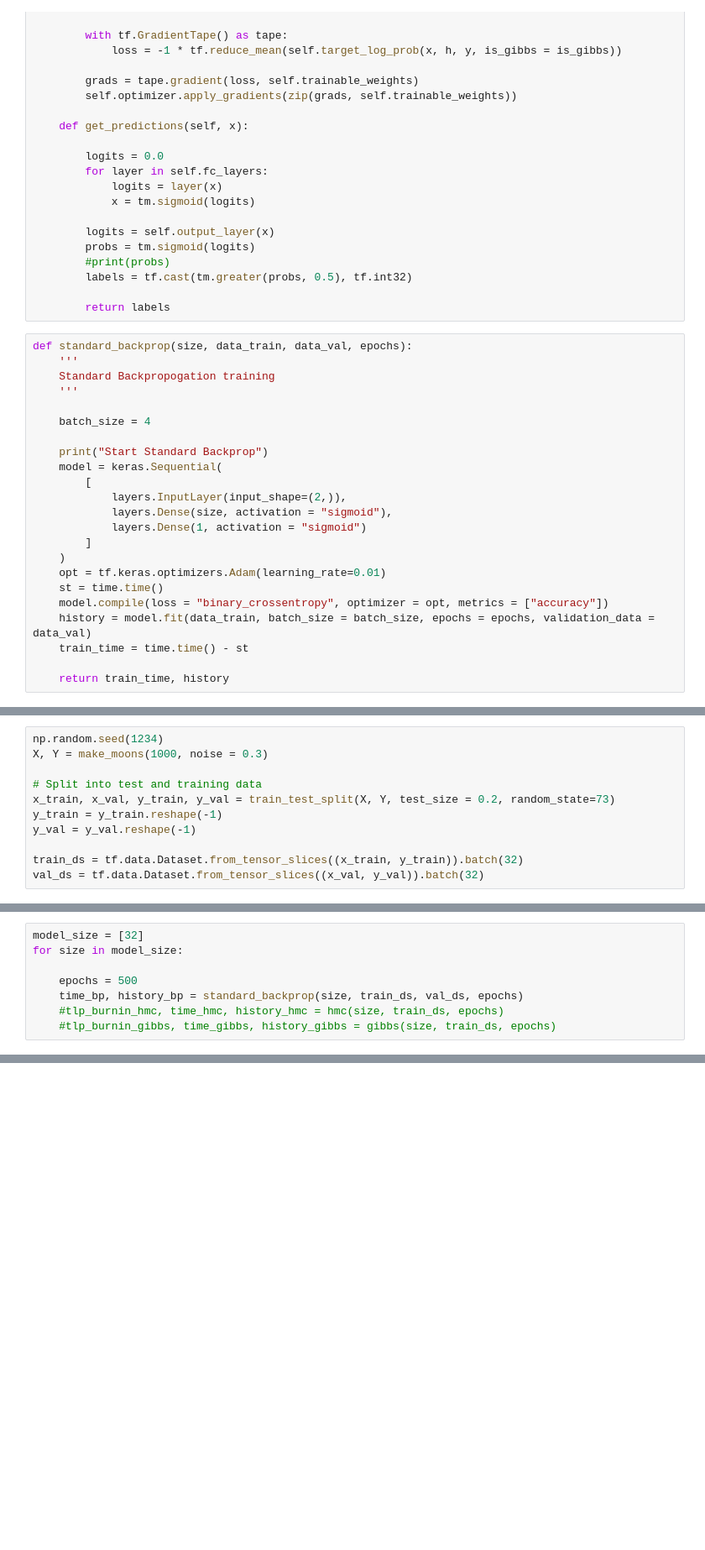
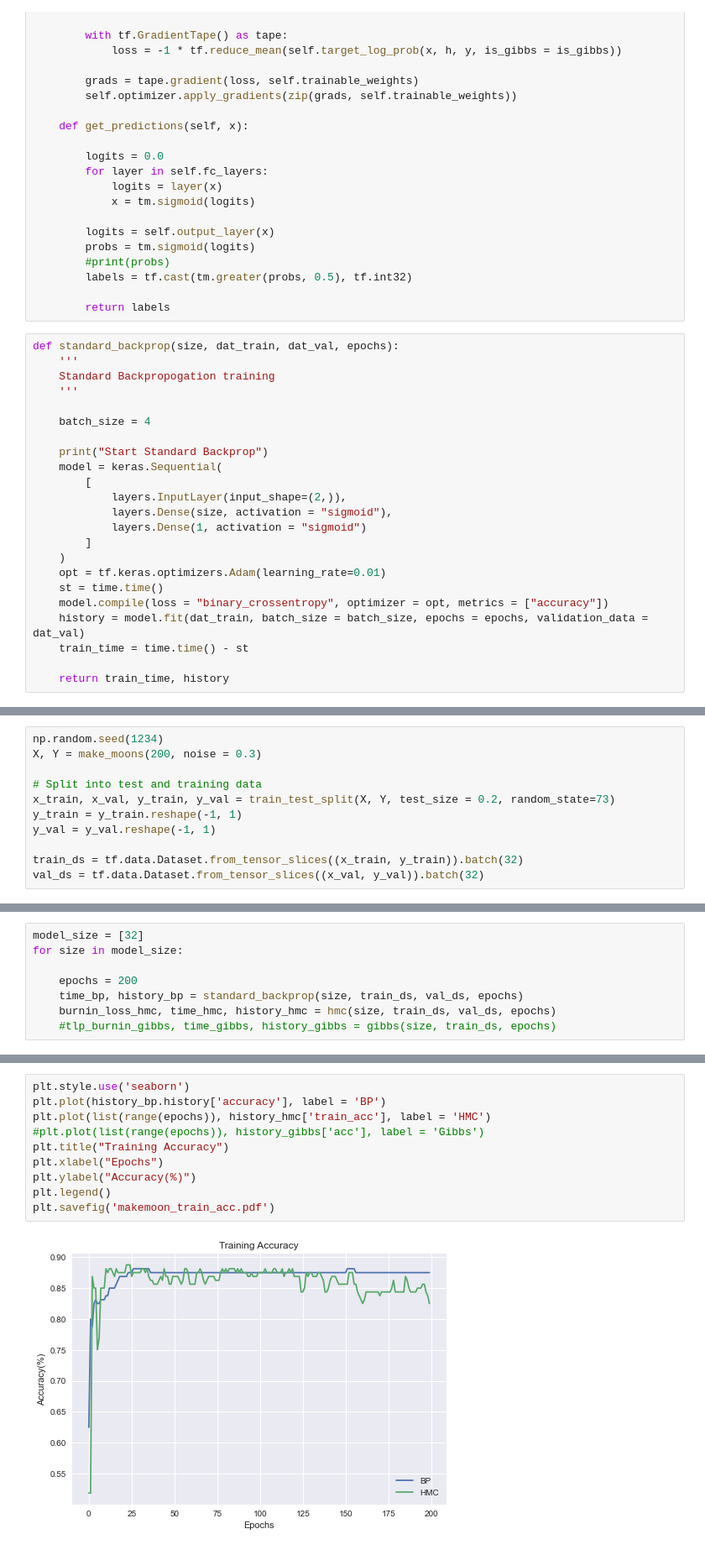
Before and after one commit to dnn-mcmc/dnn-mcmc, a Jupyter notebook: experiments/makemoon.ipynb, the cells around one changed output, grey strips where cells are left out. Shown: that part at 84% size. Drawn from its saved outputs; the diff is of its cells as text; blank space fills up the shorter version.

Commit message:
add makemoon

```diff
--- a/experiments/makemoon.ipynb
+++ b/experiments/makemoon.ipynb
@@ -223,7 +223,7 @@ class StochasticMLP(Model):
 
         return labels
 # %%
-def standard_backprop(size, data_train, data_val, epochs):
+def standard_backprop(size, dat_train, dat_val, epochs):
     '''
     Standard Backpropogation training
     '''
@@ -241,7 +241,7 @@ def standard_backprop(size, data_train, data_val, epochs):
     opt = tf.keras.optimizers.Adam(learning_rate=0.01)
     st = time.time()
     model.compile(loss = "binary_crossentropy", optimizer = opt, metrics = ["accuracy"])
-    history = model.fit(data_train, batch_size = batch_size, epochs = epochs, validation_data = data_val)
+    history = model.fit(dat_train, batch_size = batch_size, epochs = epochs, validation_data = dat_val)
     train_time = time.time() - st
 
     return train_time, history
@@ -305,11 +326,11 @@ def hmc(size, data_train, data_val, epochs):
 # %%
 np.random.seed(1234)
-X, Y = make_moons(1000, noise = 0.3)
+X, Y = make_moons(200, noise = 0.3)
 
 # Split into test and training data
 x_train, x_val, y_train, y_val = train_test_split(X, Y, test_size = 0.2, random_state=73)
-y_train = y_train.reshape(-1)
-y_val = y_val.reshape(-1)
+y_train = y_train.reshape(-1, 1)
+y_val = y_val.reshape(-1, 1)
 
 train_ds = tf.data.Dataset.from_tensor_slices((x_train, y_train)).batch(32)
 val_ds = tf.data.Dataset.from_tensor_slices((x_val, y_val)).batch(32)
@@ -320,9 +341,9 @@ To enable them in other operations, rebuild TensorFlow with the appropriate comp
 model_size = [32]
 for size in model_size:
 
-    epochs = 500
+    epochs = 200
     time_bp, history_bp = standard_backprop(size, train_ds, val_ds, epochs)
-    #tlp_burnin_hmc, time_hmc, history_hmc = hmc(size, train_ds, epochs)
+    burnin_loss_hmc, time_hmc, history_hmc = hmc(size, train_ds, val_ds, epochs)
     #tlp_burnin_gibbs, time_gibbs, history_gibbs = gibbs(size, train_ds, epochs)
 # %% [output]
 Start Standard Backprop
@@ -347,0 +369,12 @@ Epoch 500/500
+# %%
+plt.style.use('seaborn')
+plt.plot(history_bp.history['accuracy'], label = 'BP')
+plt.plot(list(range(epochs)), history_hmc['train_acc'], label = 'HMC')
+#plt.plot(list(range(epochs)), history_gibbs['acc'], label = 'Gibbs')
+plt.title("Training Accuracy")
+plt.xlabel("Epochs")
+plt.ylabel("Accuracy(%)")
+plt.legend()
+plt.savefig('makemoon_train_acc.pdf')
+# %% [output]
+[figure, added]
```
Also changed, not shown: parts of 7 cells of this notebook, 2 other files.
